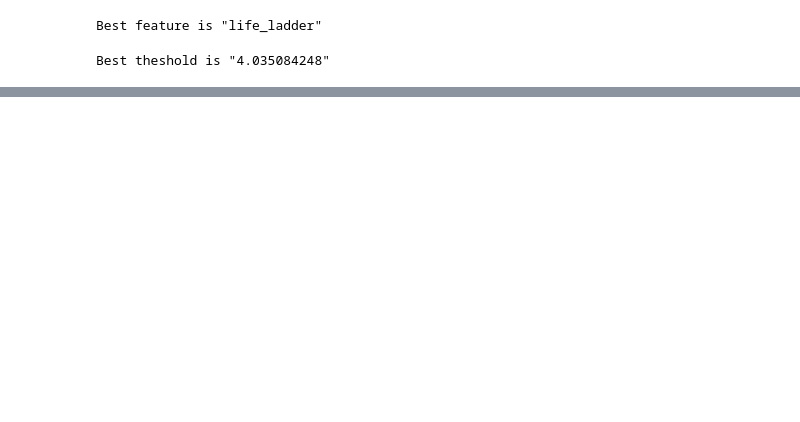
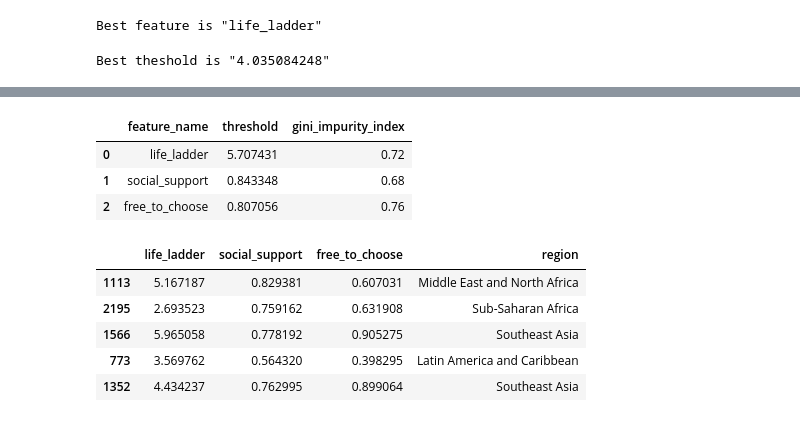
Before and after one commit to iliya1984/DevML, a Jupyter notebook: other/decision_tree.ipynb, the cells around one changed output, grey strips where cells are left out. Saved outputs shown, nothing was run; the diff lists cells and outputs as text; code cells hidden in the pictures; blank space fills up the shorter version.

```diff
--- a/other/decision_tree.ipynb
+++ b/other/decision_tree.ipynb
@@ -496,0 +542,5 @@ predicted_value
+# %%
+x_sample = x_train.head(10)
+y_sample = y_train.head(10)
+
+y_sample.value_counts()
@@ -496,0 +556,38 @@ predicted_value
+# %%
+node_options = DecisionTree.NodeOptions()
+node_options.max_height = 10
+node_options.strategy = 'median'
+
+classifier = DecisionTree.Classifier(max_height=10)
+classifier.fit(x_sample, y_sample, node_options)
+
+if is_development:
+    classifier.print_tree()
+# %%
+target = classifier.nodes[4].target
+strategy = GiniImpuritySplitStrategy()
+#strategy.gini_impurity_index(target.value_counts())
+
+#len(classifier.nodes)
+classifier.nodes[0].split_info
+# %% [output]
+|  | feature_name | threshold | gini_impurity_index |
+| 0 | life_ladder | 5.707431 | 0.72 |
+| 1 | social_support | 0.843348 | 0.68 |
+| 2 | free_to_choose | 0.807056 | 0.76 |
+# %%
+node = classifier.nodes[0]
+temp_df = pd.DataFrame()
+
+temp_df[node.features.columns] = node.features.copy()
+temp_df[node.target.name] = node.target.copy()
+
+temp_filt = temp_df[node.feature_name] <= node.threshold
+temp_df.loc[temp_filt]
+# %% [output]
+|  | life_ladder | social_support | free_to_choose | region |
+| 1113 | 5.167187 | 0.829381 | 0.607031 | Middle East and North Africa |
+| 2195 | 2.693523 | 0.759162 | 0.631908 | Sub-Saharan Africa |
+| 1566 | 5.965058 | 0.778192 | 0.905275 | Southeast Asia |
+| 773 | 3.569762 | 0.564320 | 0.398295 | Latin America and Caribbean |
+| 1352 | 4.434237 | 0.762995 | 0.899064 | Southeast Asia |
```
Also changed, not shown: parts of 22 cells of this notebook.
